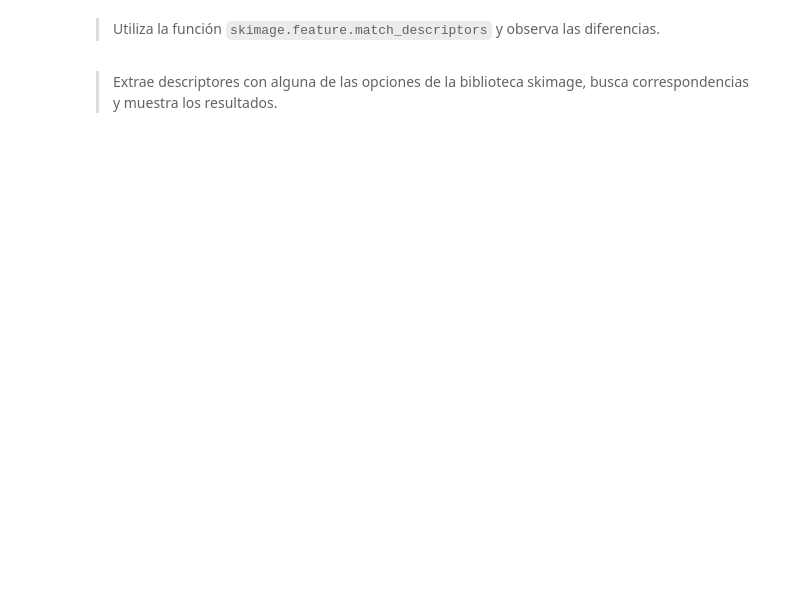
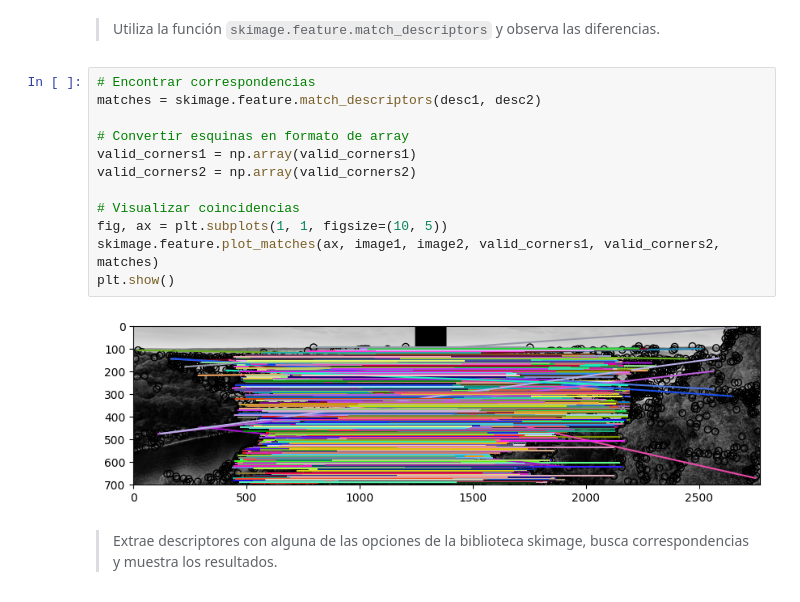
Before and after one commit to uo288207/vision_artificial, a Jupyter notebook: Prac05-Puntos.ipynb, the cells around one changed output. Cells and saved outputs as stored; diff of their text form; blank space fills up the shorter version.

```diff
--- a/Prac05-Puntos.ipynb
+++ b/Prac05-Puntos.ipynb
@@ -242,4 +355,18 @@ Observa que las esquinas aparecen repetidas en ambas vistas. Idealmente esto deb
 # %% [markdown]
 > Utiliza la función `skimage.feature.match_descriptors` y observa las diferencias.
+# %%
+# Encontrar correspondencias
+matches = skimage.feature.match_descriptors(desc1, desc2)
+
+# Convertir esquinas en formato de array
+valid_corners1 = np.array(valid_corners1)
+valid_corners2 = np.array(valid_corners2)
+
+# Visualizar coincidencias
+fig, ax = plt.subplots(1, 1, figsize=(10, 5))
+skimage.feature.plot_matches(ax, image1, image2, valid_corners1, valid_corners2, matches)
+plt.show()
+# %% [output]
+[figure, added]
 # %% [markdown]
 > Extrae descriptores con alguna de las opciones de la biblioteca skimage, busca correspondencias y muestra los resultados.
```
Also changed, not shown: parts of 4 cells of this notebook.
